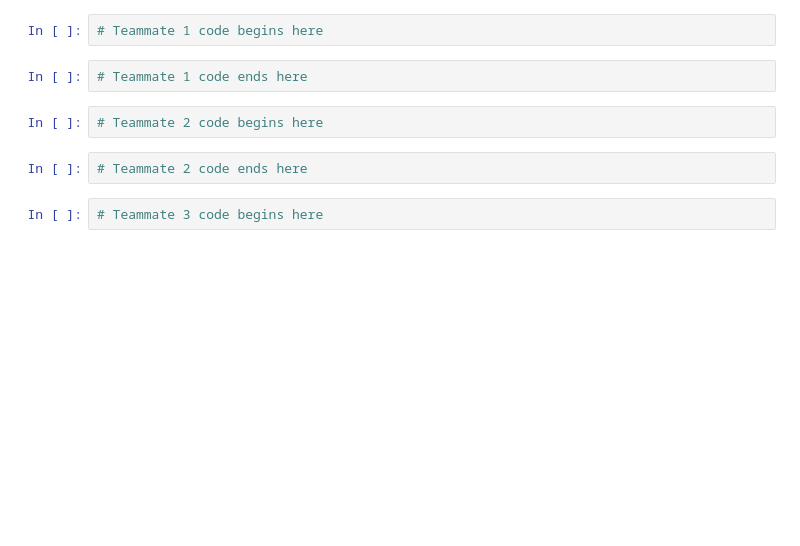
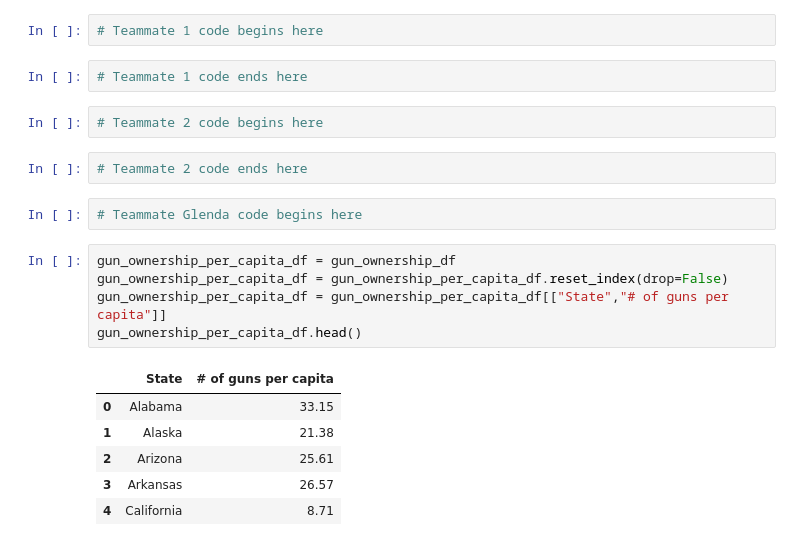
Before and after one commit to csadlo/GunOwnersAndCrime, a Jupyter notebook: analyze.ipynb, the cells around one changed output. Saved outputs shown, nothing was run; the diff lists cells and outputs as text; blank space fills up the shorter version.

```diff
--- a/analyze.ipynb
+++ b/analyze.ipynb
@@ -144,4 +144,16 @@ gun_ownership_df.head(60)
 # %%
 # Teammate 2 code ends here
 # %%
-# Teammate 3 code begins here
+# Teammate Glenda code begins here
+# %%
+gun_ownership_per_capita_df = gun_ownership_df
+gun_ownership_per_capita_df = gun_ownership_per_capita_df.reset_index(drop=False)
+gun_ownership_per_capita_df = gun_ownership_per_capita_df[["State","# of guns per capita"]]
+gun_ownership_per_capita_df.head()
+# %% [output]
+|  | State | # of guns per capita |
+| 0 | Alabama | 33.15 |
+| 1 | Alaska | 21.38 |
+| 2 | Arizona | 25.61 |
+| 3 | Arkansas | 26.57 |
+| 4 | California | 8.71 |
```
Also changed, not shown: parts of 13 cells of this notebook.
